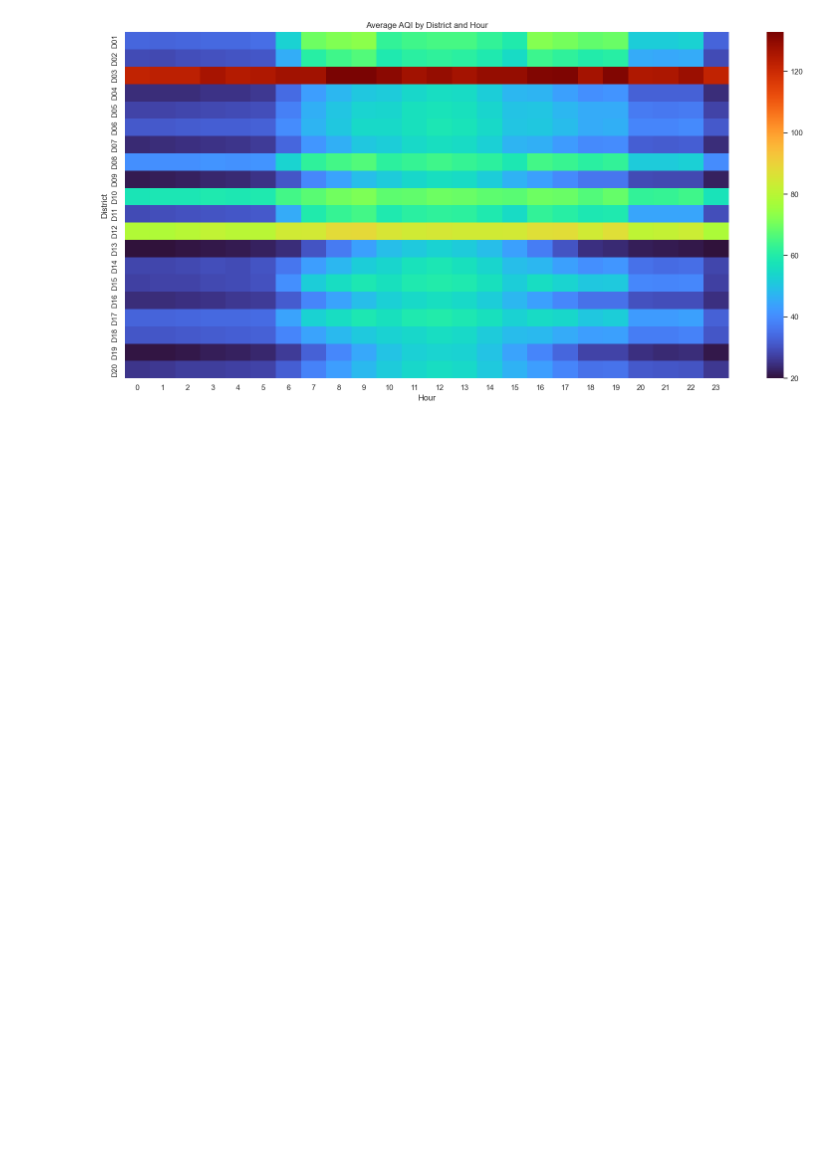
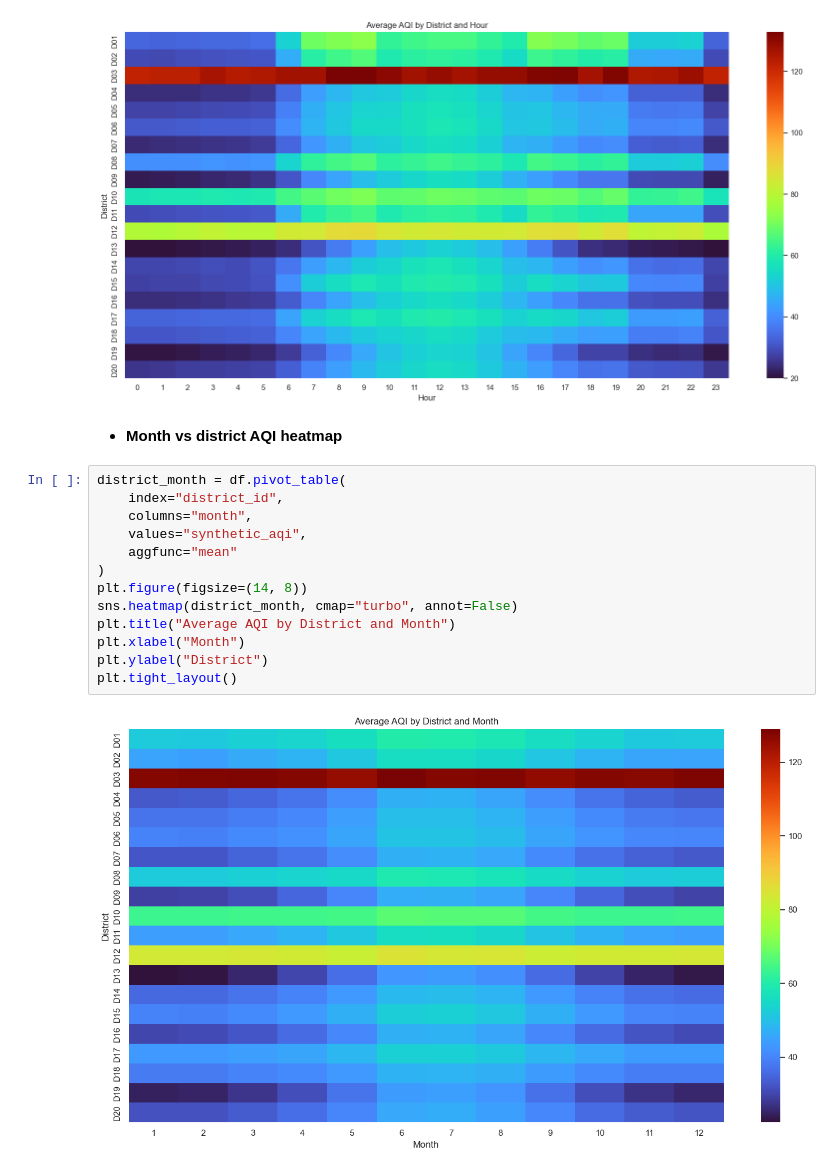
Before and after one commit to geershatisaxena/AQI-Data-Analysis, a Jupyter notebook: air quality.ipynb, the cells around one changed output. Cells and saved outputs as stored; diff of their text form; blank space fills up the shorter version.

```diff
--- a/air quality.ipynb
+++ b/air quality.ipynb
@@ -1295,3 +1295,20 @@ plt.ylabel("District")
 plt.tight_layout()
 # %% [output]
 [figure]
+# %% [markdown]
+- **Month vs district AQI heatmap**
+# %%
+district_month = df.pivot_table(
+    index="district_id",
+    columns="month",
+    values="synthetic_aqi",
+    aggfunc="mean"
+)
+plt.figure(figsize=(14, 8))
+sns.heatmap(district_month, cmap="turbo", annot=False)
+plt.title("Average AQI by District and Month")
+plt.xlabel("Month")
+plt.ylabel("District")
+plt.tight_layout()
+# %% [output]
+[figure, added]
```
